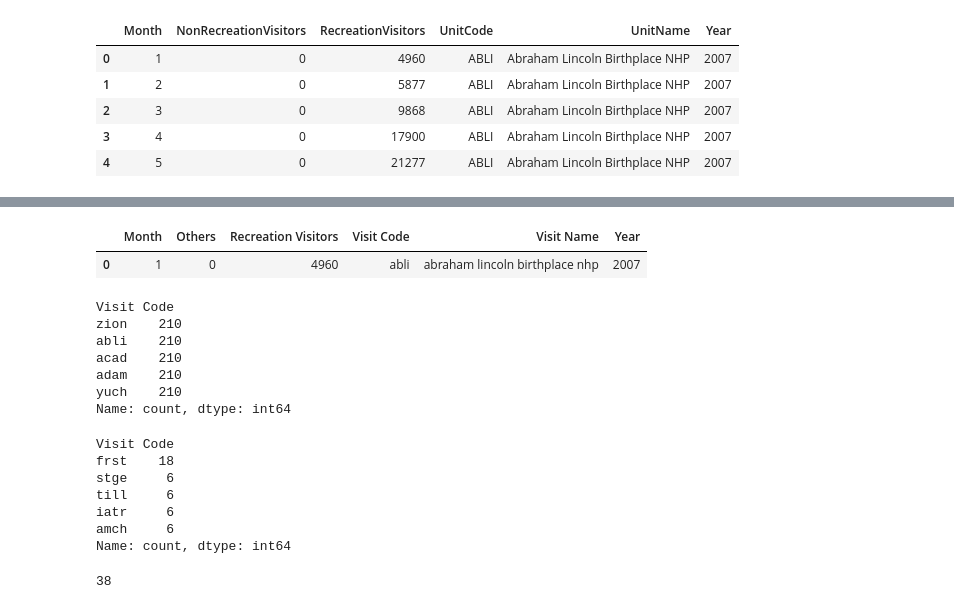
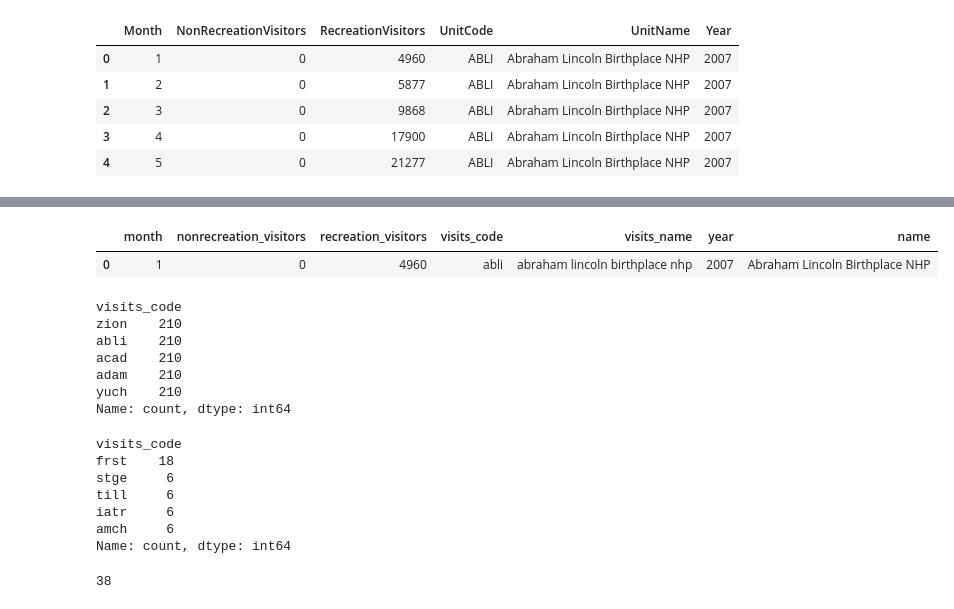
Before and after one commit to jeccalong/NPS_Mortality_Analysis, a Jupyter notebook: Notebooks/aquisitionAndCleaning.ipynb, the cells around one changed output, grey strips where cells are left out. Drawn from its saved outputs; the diff is of its cells as text; code cells hidden in the pictures.

Commit message:
Continued updating code for table creation

```diff
--- a/Notebooks/aquisitionAndCleaning.ipynb
+++ b/Notebooks/aquisitionAndCleaning.ipynb
@@ -667,0 +668,4 @@ df_visit_codes = df_visit_codes.rename(
+# %%
+df_visit_codes["Name"]=df_visit_codes["visits_name"].copy()
+
+df_visit_codes.head(1)
@@ -668,6 +675,6 @@ df_visit_codes = df_visit_codes.rename(
 # %%
-cols = ["Visit Name",
-        "Visit Code"]
+cols = ["visits_name",
+        "visits_code"]
 
 df_visit_codes[cols] = df_visit_codes[cols].apply(clean)
 # %%
@@ -681,7 +688,7 @@ I'll use the API to call for all the parks available in the list and obtain all
 BASE = "https://irmaservices.nps.gov/v3/rest/stats/visitation"
 
 all_codes = (
-    df_visit_codes["Visit Code"]
+    df_visit_codes["visits_code"]
     .dropna()
     .astype(str)
     .str.upper()
@@ -723,6 +730,8 @@ df_visits.head()
 | 2 | 3 | 0 | 9868 | ABLI | Abraham Lincoln Birthplace NHP | 2007 |
 | 3 | 4 | 0 | 17900 | ABLI | Abraham Lincoln Birthplace NHP | 2007 |
 | 4 | 5 | 0 | 21277 | ABLI | Abraham Lincoln Birthplace NHP | 2007 |
+# %%
+df_visits["Name"] = df_visits["UnitName"].copy()
 # %%
 cols = ["UnitCode",
         "UnitName",
@@ -748,21 +763,24 @@ memory usage: 3.6+ MB
 # %%
 df_visits = df_visits.rename(
-    columns = {"RecreationVisitors": "Recreation Visitors",
-               "NonRecreationVisitors": "Others",
-               "UnitCode": "Visit Code",
-               "UnitName": "Visit Name"}
+    columns = {"RecreationVisitors": "recreation_visitors",
+               "NonRecreationVisitors": "nonrecreation_visitors",
+               "UnitCode": "visits_code",
+               "UnitName": "visits_name",
+               "Month": "month",
+               "Year": "year",
+               "Name": "name"}
 )
 
 df_visits.head(1)
 # %% [output]
-|  | Month | Others | Recreation Visitors | Visit Code | Visit Name | Year |
-| 0 | 1 | 0 | 4960 | abli | abraham lincoln birthplace nhp | 2007 |
+|  | month | nonrecreation_visitors | recreation_visitors | visits_code | visits_name | year | name |
+| 0 | 1 | 0 | 4960 | abli | abraham lincoln birthplace nhp | 2007 | Abraham Lincoln Birthplace NHP |
 # %%
 df_visits.to_csv("../data/NPS_visitation_data.csv", index=False)
 # %%
-df_visits["Visit Code"].value_counts().head()
+df_visits["visits_code"].value_counts().head()
 # %% [output]
-Visit Code
+visits_code
 zion    210
 abli    210
 acad    210
@@ -770,9 +788,9 @@ adam    210
 yuch    210
 Name: count, dtype: int64
 # %%
-df_visits["Visit Code"].value_counts().tail()
+df_visits["visits_code"].value_counts().tail()
 # %% [output]
-Visit Code
+visits_code
 frst    18
 stge     6
 till     6
```
Also changed, not shown: parts of 9 cells of this notebook, 1 other file.
